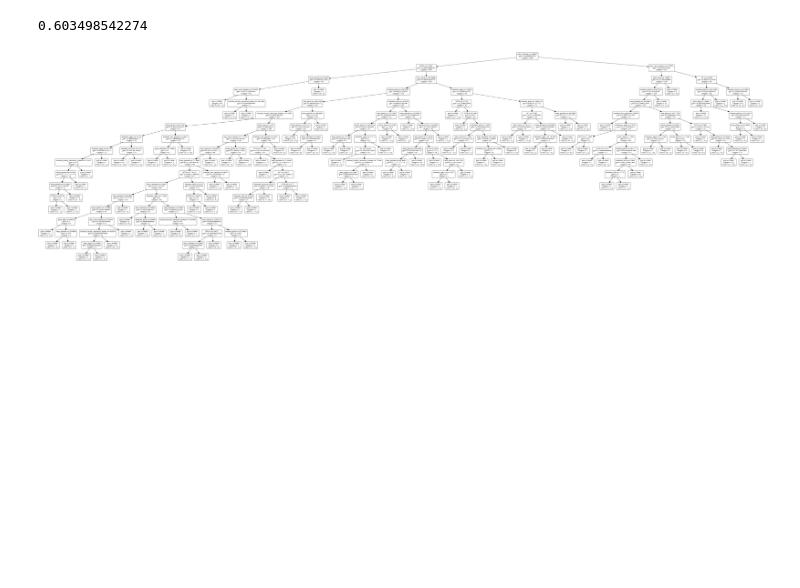
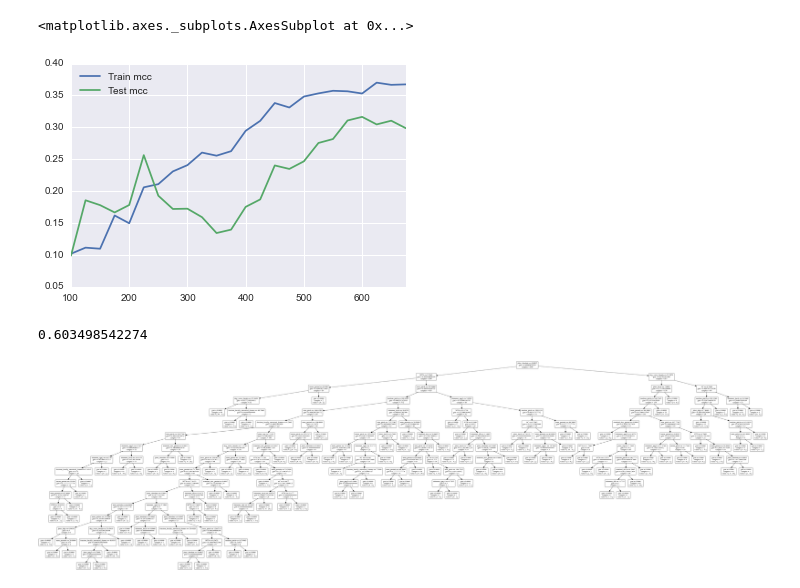
Before and after one commit to wds360/machineLearning, a Jupyter notebook: supervisedLearning/parkinsonsTelemonitoring.ipynb, the cells around one changed output. Cells and saved outputs as stored; diff of their text form; code cells hidden in the pictures; blank space fills up the shorter version.

```diff
--- a/supervisedLearning/parkinsonsTelemonitoring.ipynb
+++ b/supervisedLearning/parkinsonsTelemonitoring.ipynb
@@ -65,3 +84,24 @@ knn_bp.set(ylim=(.7,.85))
+# %%
+# run KNN for different training set sizes, compare [ mcc(train), mcc(test) ]
+n_training = range(100,y_train.shape[0],25)
+knn_performance = pd.DataFrame(index=n_training, columns=['Train MCC', 'Test MCC'])
+
+for n in n_training:
+    knn = KNeighborsClassifier(n_neighbors=8)
+    knn.fit(X_train[:n], y_train[:n])
+
+    train_pred = knn.predict(X_train)
+    test_pred = knn.predict(X_test)
+
+    knn_performance.loc[n] = {'Train MCC' : matthews_corrcoef(y_train, train_pred),
+                              'Test MCC' : matthews_corrcoef(y_test, test_pred)}
+
+
+# plot train v test mmc
+knn_performance.plot()
+# %% [output]
+<matplotlib.axes._subplots.AxesSubplot at 0x...>
+[figure, added]
 # %%
 # run decisionTree
 decisionTree = DecisionTreeClassifier(random_state=seed)
```
Also changed, not shown: parts of 6 cells of this notebook.
